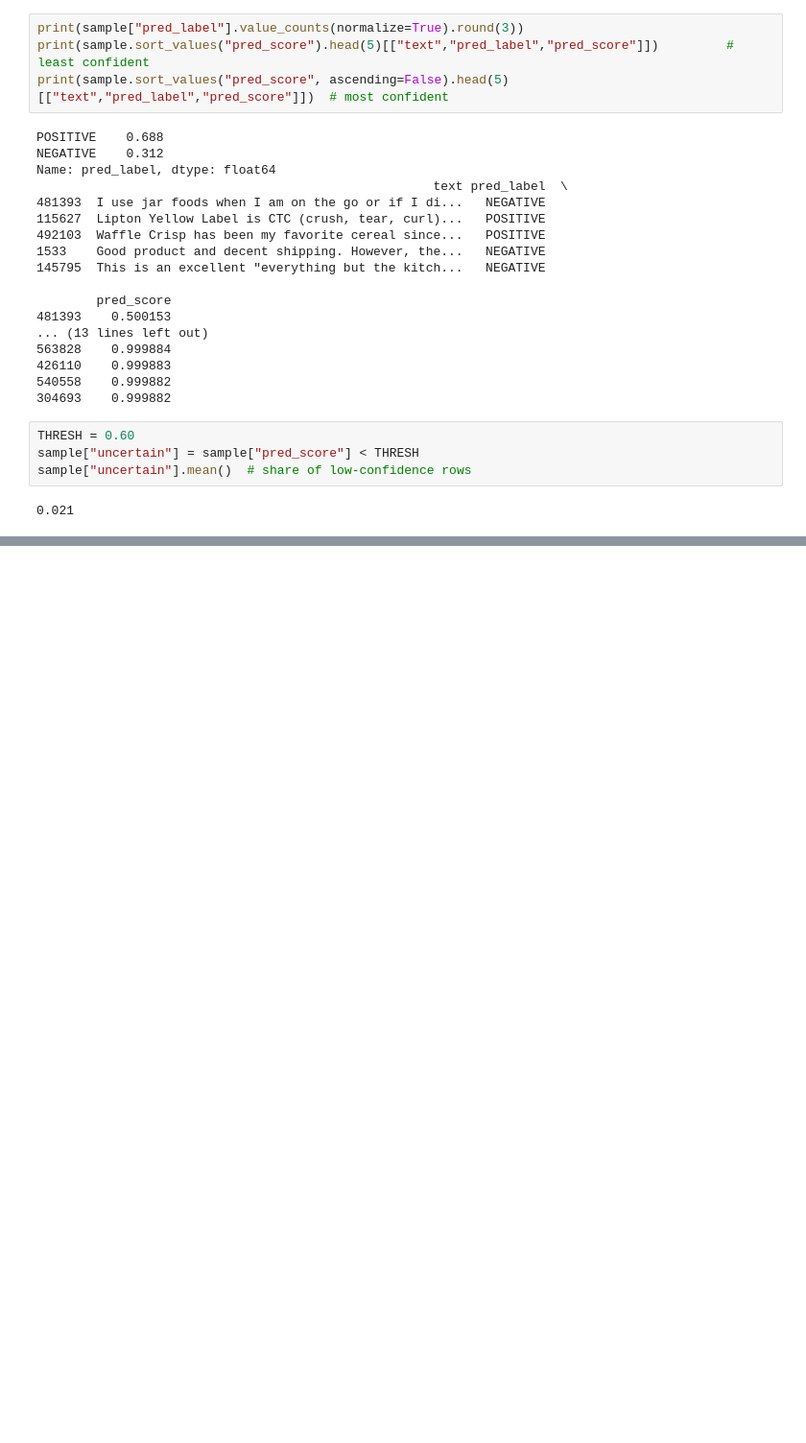
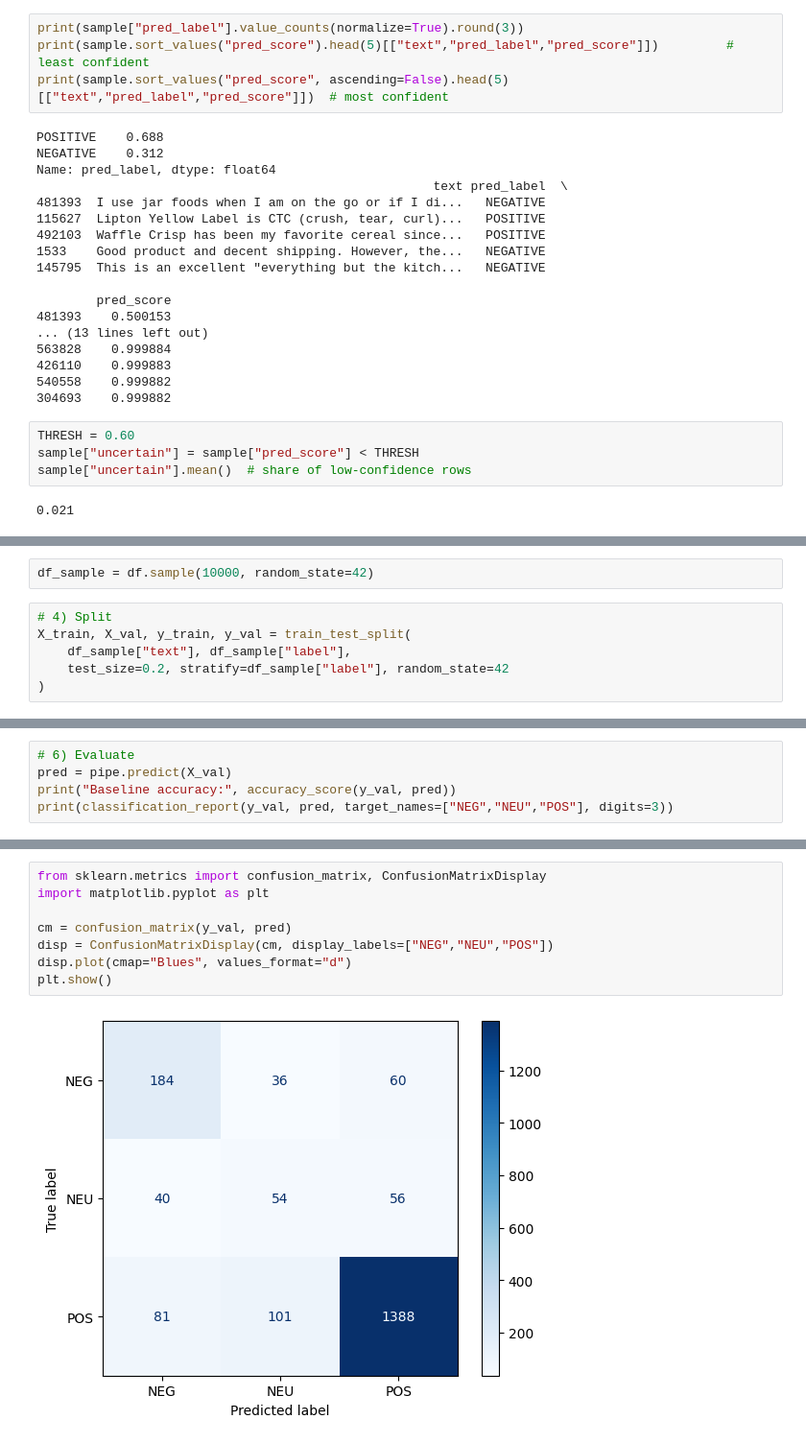
Before and after one commit to HamidAbdul1996/sentiment-analyser, a Jupyter notebook: notebooks/01_eda.ipynb, the cells around one changed output, grey strips where cells are left out. Shown at 96% size. Drawn from its saved outputs; the diff is of its cells as text; blank space fills up the shorter version.

```diff
--- a/notebooks/01_eda.ipynb
+++ b/notebooks/01_eda.ipynb
@@ -64,0 +167,8 @@ sample["uncertain"].mean()  # share of low-confidence rows
+# %%
+df_sample = df.sample(10000, random_state=42)
+# %%
+# 4) Split
+X_train, X_val, y_train, y_val = train_test_split(
+    df_sample["text"], df_sample["label"],
+    test_size=0.2, stratify=df_sample["label"], random_state=42
+)
@@ -64,0 +188,5 @@ sample["uncertain"].mean()  # share of low-confidence rows
+# %%
+# 6) Evaluate
+pred = pipe.predict(X_val)
+print("Baseline accuracy:", accuracy_score(y_val, pred))
+print(classification_report(y_val, pred, target_names=["NEG","NEU","POS"], digits=3))
@@ -64,0 +211,10 @@ sample["uncertain"].mean()  # share of low-confidence rows
+# %%
+from sklearn.metrics import confusion_matrix, ConfusionMatrixDisplay
+import matplotlib.pyplot as plt
+
+cm = confusion_matrix(y_val, pred)
+disp = ConfusionMatrixDisplay(cm, display_labels=["NEG","NEU","POS"])
+disp.plot(cmap="Blues", values_format="d")
+plt.show()
+# %% [output]
+[figure, added]
```
Also changed, not shown: parts of 11 cells of this notebook.
